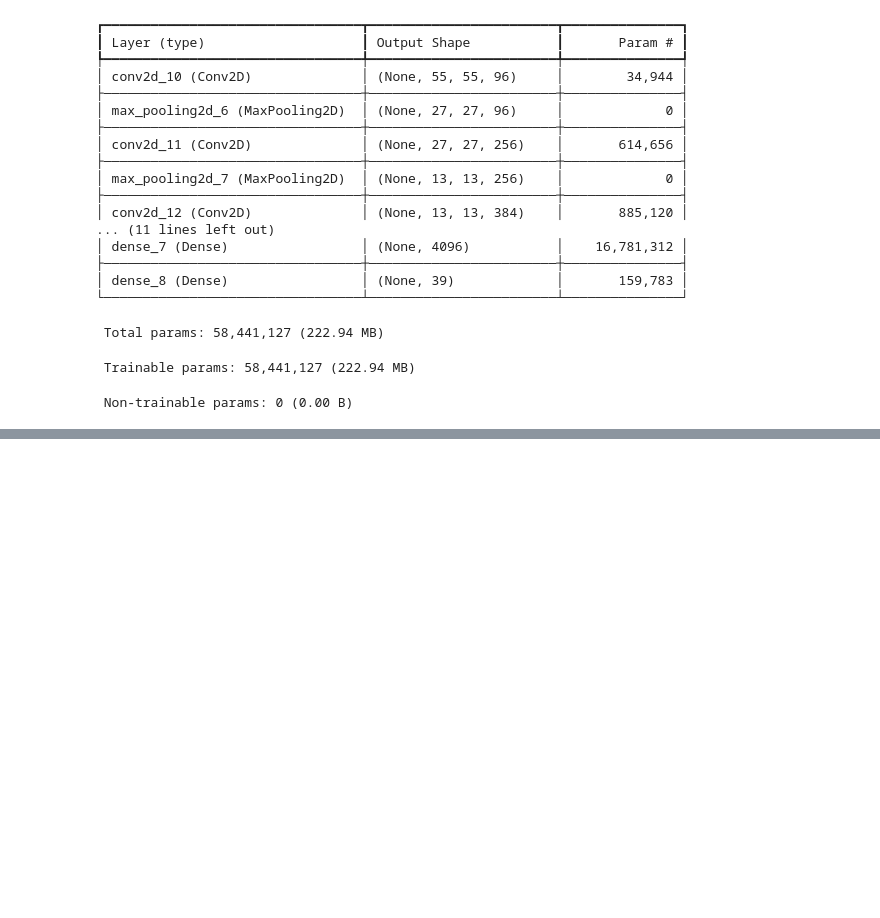
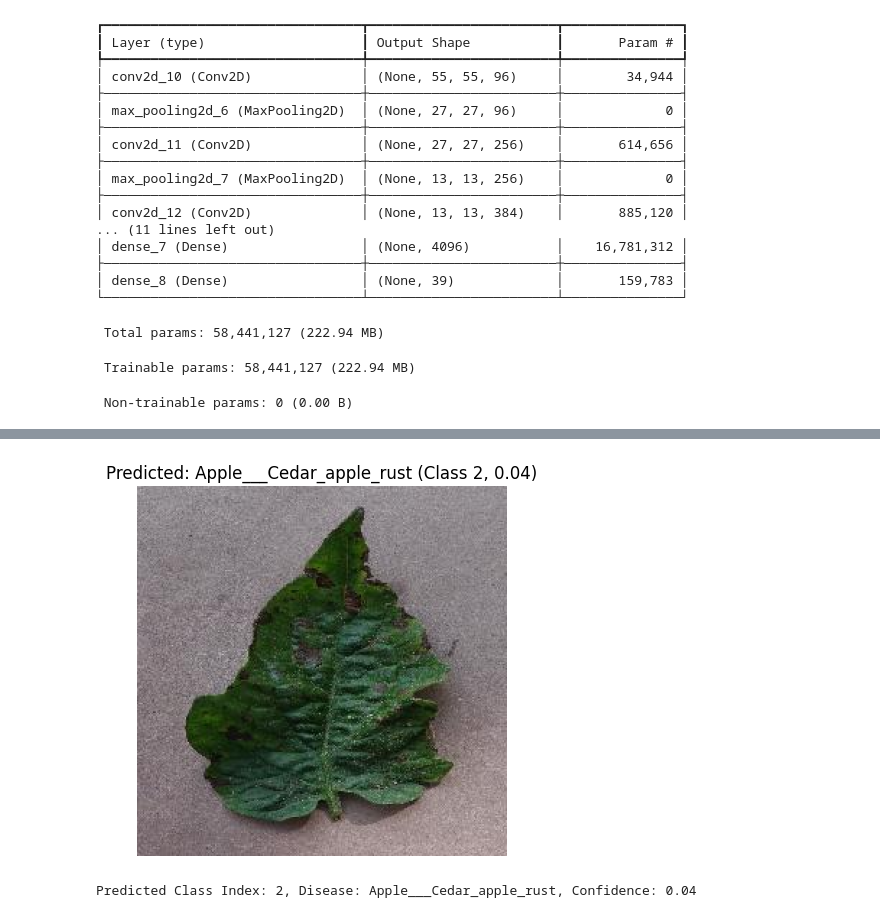
Before and after one commit to ganesh2427/Plant-Leaf-Disease-Detection, a Jupyter notebook: notebooks/alexnet.ipynb, the cells around one changed output, grey strips where cells are left out. Saved outputs shown, nothing was run; the diff lists cells and outputs as text; code cells hidden in the pictures; blank space fills up the shorter version.

```diff
--- a/notebooks/alexnet.ipynb
+++ b/notebooks/alexnet.ipynb
@@ -173,0 +303,64 @@ Test accuracy: 0.7680500149726868
+# %%
+import tensorflow as tf
+import numpy as np
+import cv2
+import matplotlib.pyplot as plt
+import os
+
+# Load the trained model
+model = tf.keras.models.load_model('alexnet_5.keras')
+
+# Manually define class names in the same order used during training
+class_names = [
+    "Apple___Apple_scab", "Apple___Black_rot", "Apple___Cedar_apple_rust", "Apple___healthy",
+    "Background_without_leaves", "Blueberry___healthy", "Cherry___Powdery_mildew", "Cherry___healthy",
+    "Corn___Cercospora_leaf_spot Gray_leaf_spot", "Corn___Common_rust", "Corn___Northern_Leaf_Blight", "Corn___healthy",
+    "Grape___Black_rot", "Grape___Esca_(Black_Measles)", "Grape___Leaf_blight_(Isariopsis_Leaf_Spot)", "Grape___healthy",
+    "Orange___Haunglongbing_(Citrus_greening)", "Peach___Bacterial_spot", "Peach___healthy",
+    "Pepper,_bell___Bacterial_spot", "Pepper,_bell___healthy", "Potato___Early_blight", "Potato___Late_blight", "Potato___healthy",
+    "Raspberry___healthy", "Soybean___healthy", "Squash___Powdery_mildew", "Strawberry___Leaf_scorch", "Strawberry___healthy",
+    "Tomato___Bacterial_spot", "Tomato___Early_blight", "Tomato___Late_blight", "Tomato___Leaf_Mold", "Tomato___Septoria_leaf_spot",
+    "Tomato___Spider_mites Two-spotted_spider_mite", "Tomato___Target_Spot", "Tomato___Tomato_Yellow_Leaf_Curl_Virus",
+    "Tomato___Tomato_mosaic_virus", "Tomato___healthy"
+]
+
+# Function to preprocess the image
+def preprocess_image(image_path, img_size=(227, 227)):
+    img = cv2.imread(image_path)
+    if img is None:
+        raise ValueError(f"Error: Could not read image at {image_path}")
+
+    img = cv2.cvtColor(img, cv2.COLOR_BGR2RGB)  # Convert BGR to RGB
+    img = cv2.resize(img, img_size)  # Resize to match model input
+    img = img / 255.0  # Normalize pixel values
+    img = np.expand_dims(img, axis=0)  # Add batch dimension
+    return img
+
+# Function to predict disease from an image
+def predict_disease(image_path):
+    img = preprocess_image(image_path)
+    prediction = model.predict(img)  # Get predictions
+    predicted_class_index = np.argmax(prediction)  # Get index of highest probability
+    confidence = np.max(prediction)  # Get confidence score
+
+    # Ensure predicted index is valid
+    if predicted_class_index >= len(class_names):
+        predicted_class_name = "Unknown"
+    else:
+        predicted_class_name = class_names[predicted_class_index]  # Get disease name
+
+    # Display the image with prediction
+    plt.imshow(cv2.imread(image_path)[:, :, ::-1])  # Convert BGR to RGB
+    plt.axis('off')
+    plt.title(f"Predicted: {predicted_class_name} (Class {predicted_class_index}, {confidence:.2f})")
+    plt.show()
+
+    return predicted_class_index, predicted_class_name, confidence
+
+# Test with a new image (replace with actual path)
+image_path = "/Users/gk/Desktop/data/train/Tomato___Early_blight/image (18).JPG"  # Change to actual image path
+predicted_class_index, predicted_class_name, confidence = predict_disease(image_path)
+
+# Print result
+print(f"Predicted Class Index: {predicted_class_index}, Disease: {predicted_class_name}, Confidence: {confidence:.2f}")
+# %% [output]
@@ -173,0 +368,2 @@ Test accuracy: 0.7680500149726868
+[figure, added]
+Predicted Class Index: 2, Disease: Apple___Cedar_apple_rust, Confidence: 0.04
```
Also changed, not shown: parts of 10 cells of this notebook, 43 other files.
